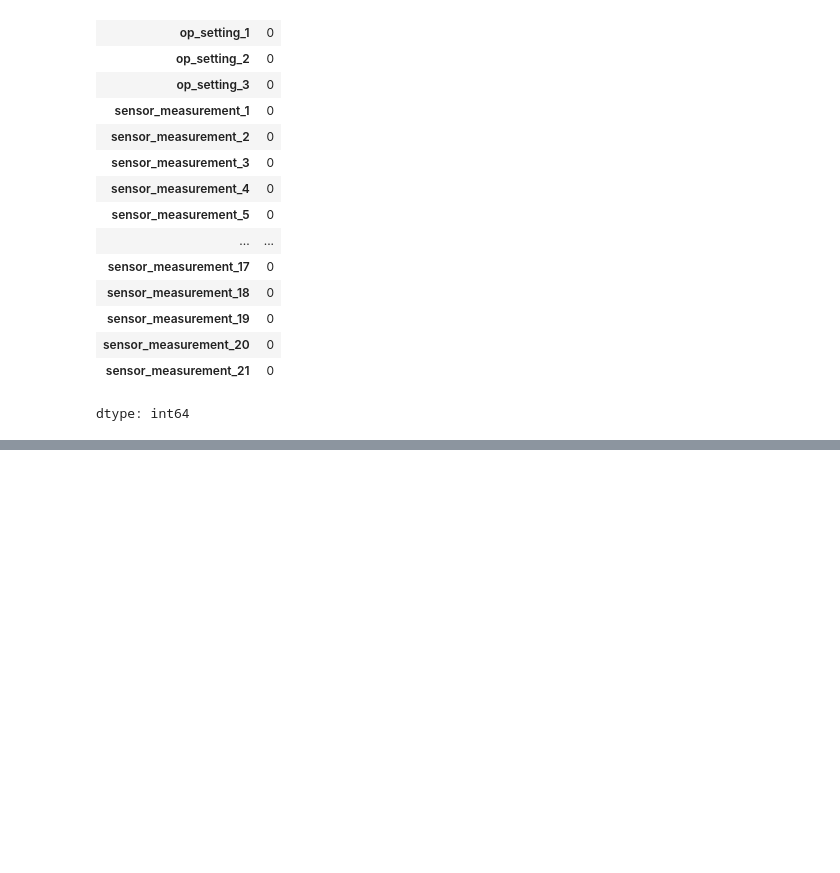
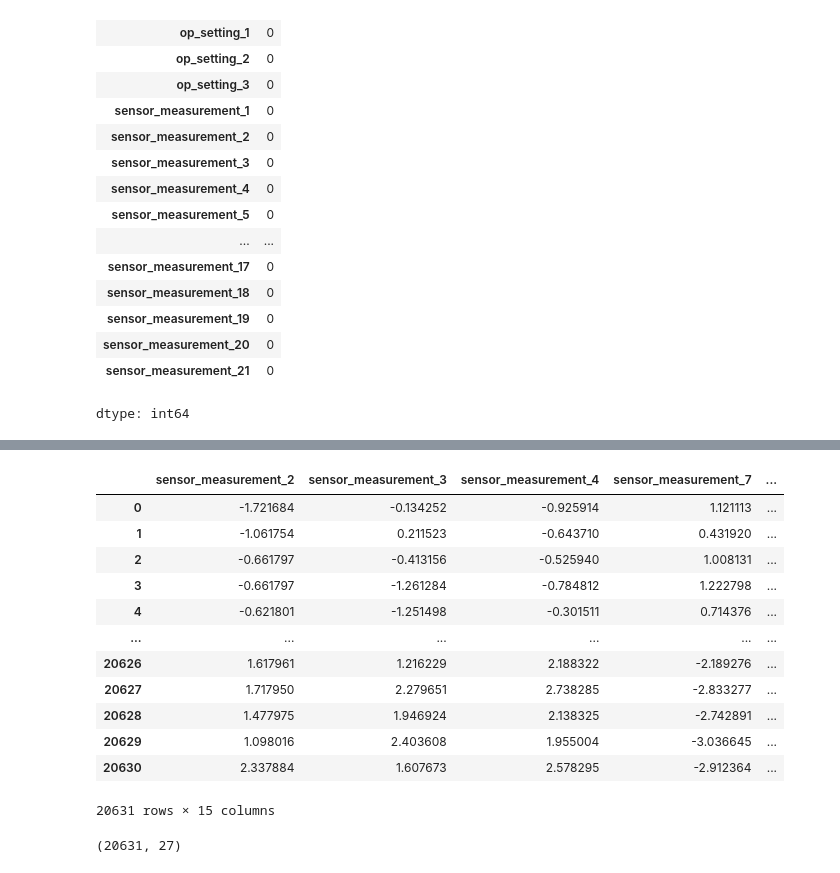
Before and after one commit to daviseemann/turbofan-rul-prediction-cmapss, a Jupyter notebook: notebooks/pre-processing.ipynb, the cells around one changed output, grey strips where cells are left out. Cells and saved outputs as stored; diff of their text form; code cells hidden in the pictures; blank space fills up the shorter version.

```diff
--- a/notebooks/pre-processing.ipynb
+++ b/notebooks/pre-processing.ipynb
@@ -80,0 +131,39 @@ plt.show()
+# %%
+#Selecionando os sensores que tem correlação acima de 0.2
+
+def selecionar_sensores(df, min_corr):
+  # Seleciona apenas as colunas de sensores
+    sensor_cols = [col for col in df.columns if 'sensor' in col]
+
+    # Calcula correlação com RUL
+    correlation = df[sensor_cols + ['RUL']].corr()
+    sensor_corr = correlation[abs(correlation["RUL"])>min_corr].index.tolist()
+    df = df[sensor_corr]
+    return df
+
+df_pre = selecionar_sensores(df_train,0.2)
+# %%
+# Vamos normalizar os dados dos sensores
+df_pre.columns
+
+def normalizar_dados(df):
+  sensor_cols = [col for col in df.columns if 'sensor' in col]
+  df.loc[:, sensor_cols] = (df[sensor_cols] - df[sensor_cols].mean()) / df[sensor_cols].std()
+  return df
+# %%
+df_normalized = normalizar_dados(df_pre)
+display(df_normalized)
+# %% [output]
+|  | sensor_measurement_2 | sensor_measurement_3 | sensor_measurement_4 | sensor_measurement_7 | ... |
+| 0 | -1.721684 | -0.134252 | -0.925914 | 1.121113 | ... |
+| 1 | -1.061754 | 0.211523 | -0.643710 | 0.431920 | ... |
+| 2 | -0.661797 | -0.413156 | -0.525940 | 1.008131 | ... |
+| 3 | -0.661797 | -1.261284 | -0.784812 | 1.222798 | ... |
+| 4 | -0.621801 | -1.251498 | -0.301511 | 0.714376 | ... |
+| ... | ... | ... | ... | ... | ... |
+| 20626 | 1.617961 | 1.216229 | 2.188322 | -2.189276 | ... |
+| 20627 | 1.717950 | 2.279651 | 2.738285 | -2.833277 | ... |
+| 20628 | 1.477975 | 1.946924 | 2.138325 | -2.742891 | ... |
+| 20629 | 1.098016 | 2.403608 | 1.955004 | -3.036645 | ... |
+| 20630 | 2.337884 | 1.607673 | 2.578295 | -2.912364 | ... |
+20631 rows × 15 columns
@@ -80,0 +181,5 @@ plt.show()
+# %%
+df_train.drop_duplicates
+df_train.shape
+# %% [output]
+(20631, 27)
```
Also changed, not shown: parts of 11 cells of this notebook.
